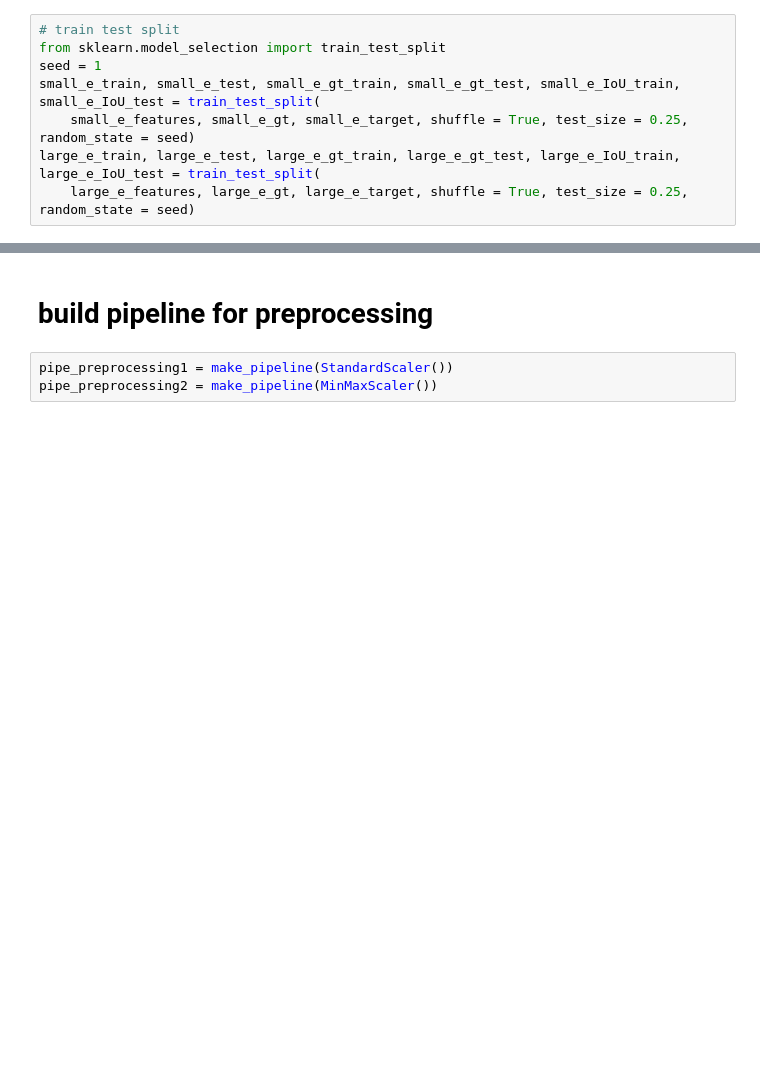
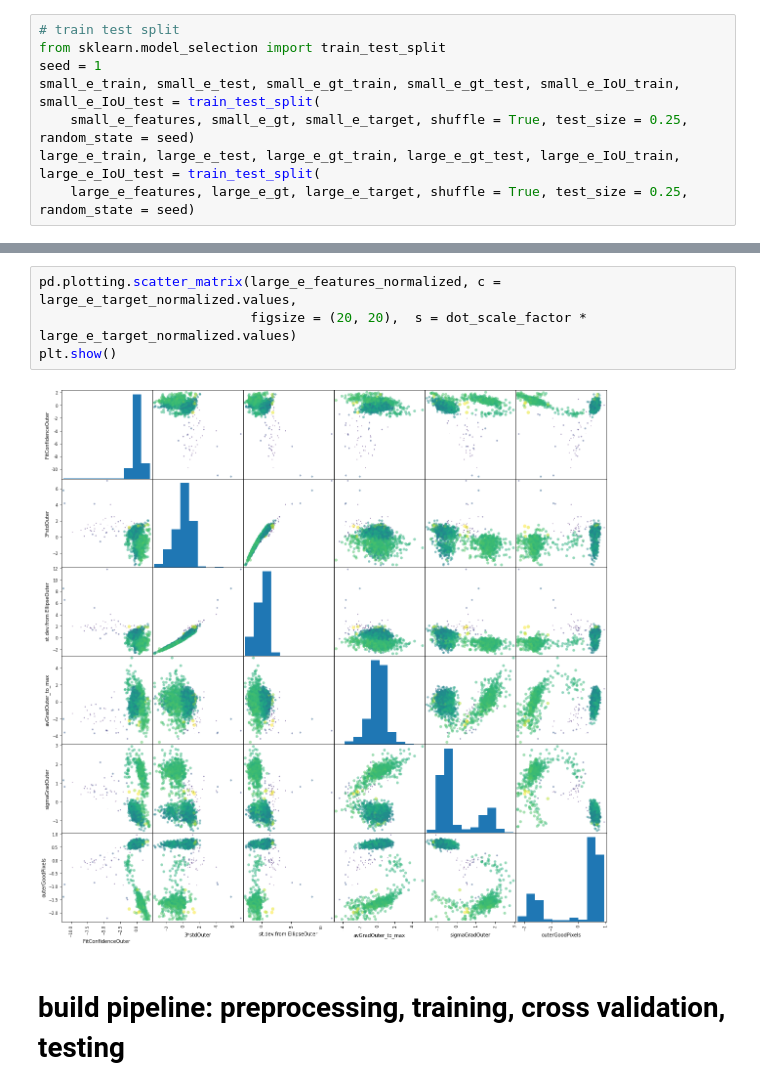
Before and after one commit to ZijianDu/C-in-C-KPI, a Jupyter notebook: KPI.ipynb, the cells around one changed output, grey strips where cells are left out. Cells and saved outputs as stored; diff of their text form; blank space fills up the shorter version.

```diff
--- a/KPI.ipynb
+++ b/KPI.ipynb
@@ -87,5 +99,8 @@ plt.show()
+# %%
+pd.plotting.scatter_matrix(large_e_features_normalized, c = large_e_target_normalized.values,
+                           figsize = (20, 20),  s = dot_scale_factor * large_e_target_normalized.values)
+plt.show()
+# %% [output]
+[figure, added]
 # %% [markdown]
-# build pipeline for preprocessing
+# build pipeline: preprocessing, training, cross validation, testing
-# %%
-pipe_preprocessing1 = make_pipeline(StandardScaler())
-pipe_preprocessing2 = make_pipeline(MinMaxScaler())
```
Also changed, not shown: parts of 8 cells of this notebook.
